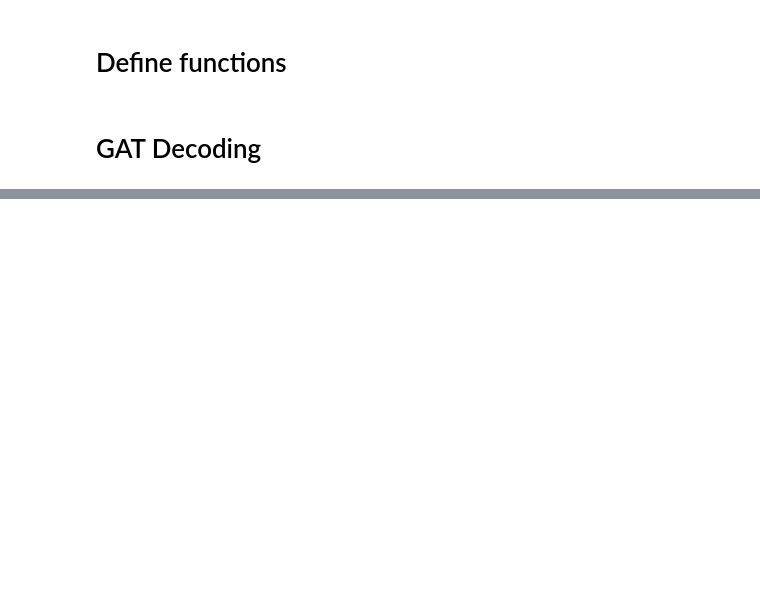
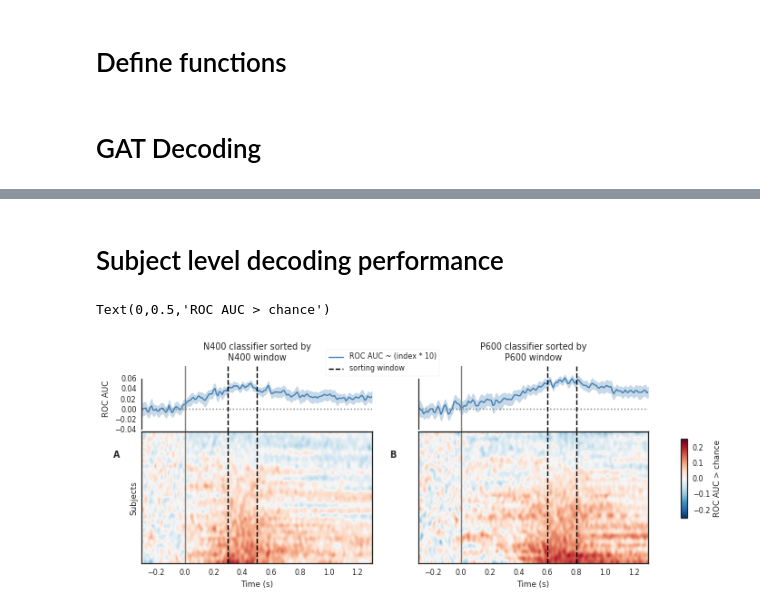
Before and after one commit to heikele/GAT_n4-p6, a Jupyter notebook: MVPA.ipynb, the cells around one changed output, grey strips where cells are left out. Cells and saved outputs as stored; diff of their text form; code cells hidden in the pictures; blank space fills up the shorter version.

```diff
--- a/MVPA.ipynb
+++ b/MVPA.ipynb
@@ -550,0 +200,4 @@ P600 significant time points
+# %%
+# execute this cell to load previously calculated(and saved) scores
+with open(savs+'scores2.pckl', 'rb') as f:
+        scores_dict = pickle.load(f)
@@ -550,0 +548,8 @@ P600 significant time points
+# %% [markdown]
+# Subject level decoding performance
+# %%
+def sorted_by_subj(scores, tmin, tmax):
+    tmin, tmax = l_times.index(tmin), l_times.index(tmax)
+    order = scores[:, tmin:tmax].mean(1).argsort()
+    trials = scores[order, :]
+    return trials
@@ -550,0 +601,48 @@ P600 significant time points
+# %%
+scores = scores_dict["ridge"]["scores"].copy()
+stats_dict = get_stats_lines(np.asarray(scores))
+
+time_win = [[0.3, 0.5], [0.6, 0.8]]
+component = ['N400', 'P600']
+di = dict()
+#for tim, comp, d_ in zip(time_win, component, get_subj_lvl_dec(scores_dict["ridge"]["scores"])):
+for tim, comp in zip(time_win, component):
+    di["N400" if comp=="N400" else "P600"] = sorted_by_subj(stats_dict[comp][0], tim[0], tim[1])
+# %%
+fg2, axes = plt.subplots(ncols=2, nrows=1, sharex=True)
+fg2.set_size_inches((10, 4))
+from mpl_toolkits.axes_grid1 import make_axes_locatable
+time_win = [[0.3, 0.5], [0.6, 0.8],
+           ]
+component = ['N400', 'P600']
+axes = axes.flatten()
+
+for ii, tim, comp, letter in zip((0, 1,), time_win, component, "AB"):
+    ax_heat = axes[ii]
+    data = di[comp]
+    divider = make_axes_locatable(ax_heat)
+    ax_ts = divider.append_axes("top", size="50%")
+
+    df, beta, ci, im = get_data(data, ax_heat, tim)
+    vals = do_plot(ax_ts, beta, ci, df, tim, cs=["steelblue", "darkorange"])
+    if ax_heat.is_last_row():
+        ax_heat.set_xlabel("Time (s)")
+    if not ax_heat.is_first_col():
+        ax_ts.set_ylabel("")
+        ax_ts.set_yticklabels([])
+    else:
+        ax_heat.set_ylabel("Subjects")
+    ax_ts.set_title('{} classifier sorted by\n{} window'.format(comp, comp)# + str(ii)
+                   )
+    ax_ts.axvline(tim[0], linestyle="--", color="k")
+    ax_ts.axvline(tim[-1], linestyle="--", color="k", label="sorting window")
+    ax_heat.text(-.5, 8, letter, fontweight="bold")
+
+ax_ts.legend(loc=(-.4, .85), frameon=True)
+
+cbar_ax = fg2.add_axes((.95, .3, .01, .3))
+plt.colorbar(im, cax=cbar_ax)
+cbar_ax.set_ylabel("ROC AUC > chance")
+# %% [output]
+Text(0,0.5,'ROC AUC > chance')
+[figure, added]
```
Also changed, not shown: parts of 38 cells of this notebook, 5 other files.
